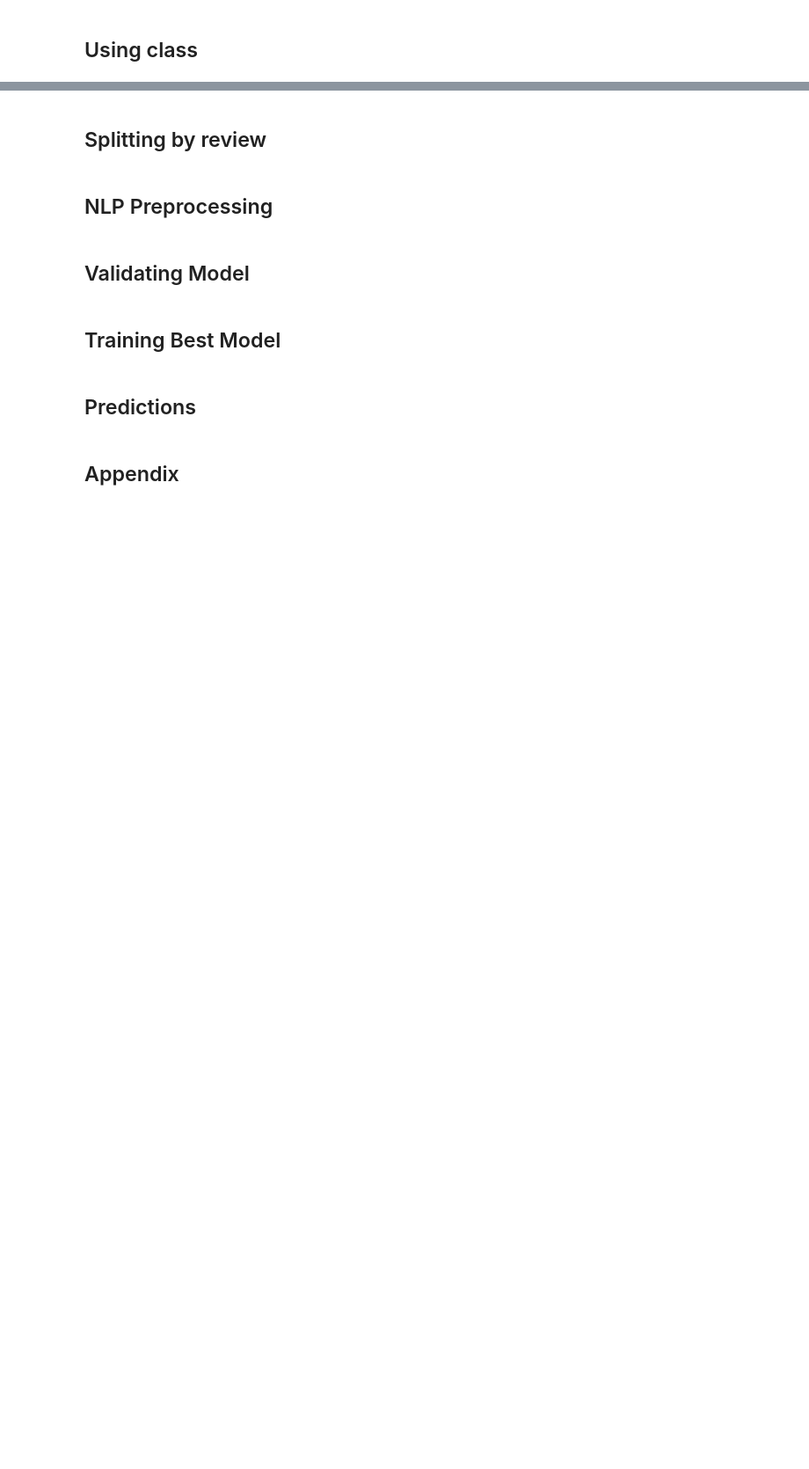
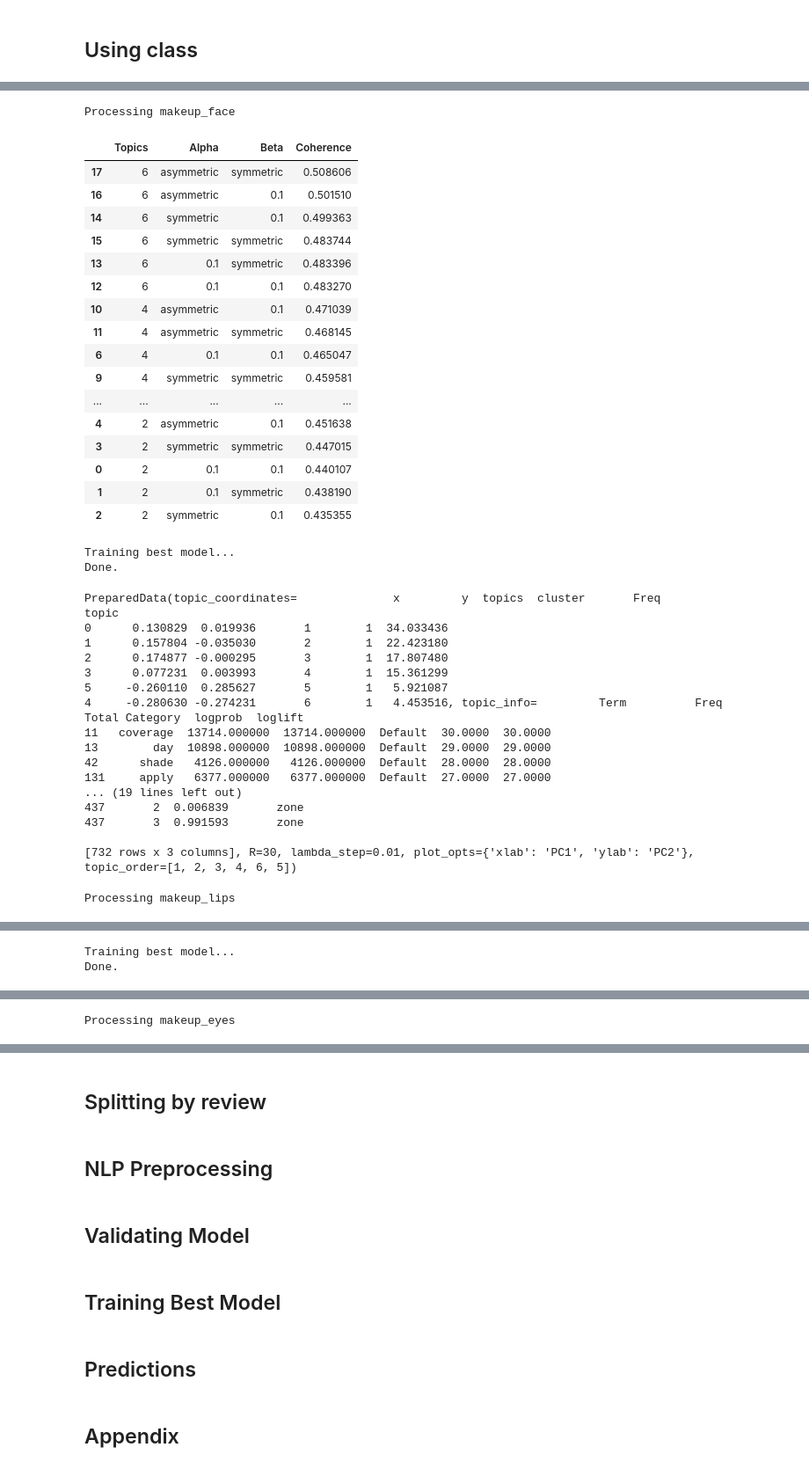
Before and after one commit to Anis-Bensaid/CapstoneProject, a Jupyter notebook: topic_modelling/Ratings and Reviews Topic Modeling.ipynb, the cells around one changed output, grey strips where cells are left out. Shown at 88% size. Saved outputs shown, nothing was run; the diff lists cells and outputs as text; code cells hidden in the pictures; blank space fills up the shorter version.

Commit message:
retrieve grid code

```diff
--- a/topic_modelling/Ratings and Reviews Topic Modeling.ipynb
+++ b/topic_modelling/Ratings and Reviews Topic Modeling.ipynb
@@ -190,10 +208,11 @@ reviews
 ## Using class
 # %%
 class TopicModeller():
-    def __init__(self, df, column):
+    def __init__(self, df, column, name):
         self.df = df.reset_index(drop=True)
         self.column = column
         self.docs = df[column].values.tolist()
+        self.name = name
 
     def compute_coherence_values(self, corpus, id2word, text, k, a, b):
 
@@ -236,7 +255,7 @@ class TopicModeller():
                         }
 
         # Can take a long time to run
-        print('Validating hyperparameters...')
+#         print('Validating hyperparameters...')
         if 1 == 1:
             pbar = tqdm.tqdm(total=(len(beta)*(len(alpha))*len(topics_range)), position=0, leave=True)
             # iterate through number of topics
@@ -253,17 +272,18 @@ class TopicModeller():
                         self.model_results['Alpha'].append(a)
                         self.model_results['Beta'].append(b)
                         self.model_results['Coherence'].append(cv)
-                        print('nb topics: {}, alpha: {}, beta: {}, coherence: {}'.format(k,a,b,cv))
+#                         print('nb topics: {}, alpha: {}, beta: {}, coherence: {}'.format(k,a,b,cv))
                         pbar.update(1)
         self.cv_results = pd.DataFrame(self.model_results).sort_values("Coherence", ascending=False)
-        self.cv_results.to_csv('lda_tuning_results.csv', index=False)
+        self.cv_results.to_csv(self.name+'_lda_tuning_results.csv', index=False)
+        display(self.cv_results)
         pbar.close()
 
         self.best_param = self.cv_results.iloc[0]
         self.best_num_topics = int(self.best_param['Topics'])
         self.best_alpha = self.best_param['Alpha']
         self.best_beta = self.best_param['Beta']
-        name = 'cv_best'
+        name = self.name
 
         # Build LDA model
         print('Training best model...')
@@ -283,7 +303,7 @@ class TopicModeller():
         pyLDAvis.save_html(LDAvis_prepared, name+'_'+str(self.best_alpha)+'_'+str(self.best_beta)+'_'+str(self.best_num_topics)+'.html')
         self.lda_model.save(name+'_'+str(self.best_alpha)+'_'+str(self.best_beta)+'_'+str(self.best_num_topics))
         pickle.dump(self.id2word, open( "id2word_"+name+'_'+str(self.best_alpha)+'_'+str(self.best_beta)+'_'+str(self.best_num_topics)+".pickle", "wb" ))
-        return self.lda_model, self.id2word
+#         return self.lda_model, self.id2word
 
     def get_docs_topics(self):
         # Term Document Frequency
@@ -300,0 +335,63 @@ lda, id2word = all_lda.train_valid_lda()
+# %%
+grid = {
+    "makeup_face":{},
+    "makeup_lips":{},
+    "makeup_eyes":{},
+    "makeup_face_color":{},
+    "makeup_other":{},
+    "skincare_all":{}
+}
+# %%
+grid['makeup_face']['df'] = reviews[(reviews['major_category']=='Makeup') & (reviews['application']=='Face')]
+grid['makeup_lips']['df'] = reviews[(reviews['major_category']=='Makeup') & (reviews['application']=='Lips')]
+grid['makeup_eyes']['df'] = reviews[(reviews['major_category']=='Makeup') & (reviews['application']=='Eyes')]
+grid['makeup_face_color']['df'] = reviews[(reviews['major_category']=='Makeup') & (reviews['application']=='Face Color')]
+grid['makeup_other']['df'] = reviews[(reviews['major_category']=='Makeup') & (~reviews['application'].isin(['Face', 'Lips', 'Eyes', 'Face Color']))]
+grid['skincare_all']['df'] = reviews[reviews['major_category']=='Skincare']
+# %%
+for cat in grid.keys():
+    print('Processing '+cat)
+    grid[cat]['LDA'] = TopicModeller(df=grid[cat]['df'], column='tokens', name=cat)
+    grid[cat]['LDA'].train_valid_lda(nb_samples = 50000,
+                        topics_range = [2,4,6],
+                        alpha = [0.1, 'symmetric','asymmetric'],
+                        beta = [0.1, 'symmetric'])
+# %% [output]
+Processing makeup_face
+|  | Topics | Alpha | Beta | Coherence |
+| 17 | 6 | asymmetric | symmetric | 0.508606 |
+| 16 | 6 | asymmetric | 0.1 | 0.501510 |
+| 14 | 6 | symmetric | 0.1 | 0.499363 |
+| 15 | 6 | symmetric | symmetric | 0.483744 |
+| 13 | 6 | 0.1 | symmetric | 0.483396 |
+| 12 | 6 | 0.1 | 0.1 | 0.483270 |
+| 10 | 4 | asymmetric | 0.1 | 0.471039 |
+| 11 | 4 | asymmetric | symmetric | 0.468145 |
+| 6 | 4 | 0.1 | 0.1 | 0.465047 |
+| 9 | 4 | symmetric | symmetric | 0.459581 |
+| ... | ... | ... | ... | ... |
+| 4 | 2 | asymmetric | 0.1 | 0.451638 |
+| 3 | 2 | symmetric | symmetric | 0.447015 |
+| 0 | 2 | 0.1 | 0.1 | 0.440107 |
+| 1 | 2 | 0.1 | symmetric | 0.438190 |
+| 2 | 2 | symmetric | 0.1 | 0.435355 |
+Training best model...
+Done.
+PreparedData(topic_coordinates=              x         y  topics  cluster       Freq
+topic
+0      0.130829  0.019936       1        1  34.033436
+1      0.157804 -0.035030       2        1  22.423180
+2      0.174877 -0.000295       3        1  17.807480
+3      0.077231  0.003993       4        1  15.361299
+5     -0.260110  0.285627       5        1   5.921087
+4     -0.280630 -0.274231       6        1   4.453516, topic_info=         Term          Freq         Total Category  logprob  loglift
+11   coverage  13714.000000  13714.000000  Default  30.0000  30.0000
+13        day  10898.000000  10898.000000  Default  29.0000  29.0000
+42      shade   4126.000000   4126.000000  Default  28.0000  28.0000
+131     apply   6377.000000   6377.000000  Default  27.0000  27.0000
+... (19 lines left out)
+437       2  0.006839       zone
+437       3  0.991593       zone
+
+[732 rows x 3 columns], R=30, lambda_step=0.01, plot_opts={'xlab': 'PC1', 'ylab': 'PC2'}, topic_order=[1, 2, 3, 4, 6, 5])
+Processing makeup_lips
@@ -300,0 +415,2 @@ lda, id2word = all_lda.train_valid_lda()
+Training best model...
+Done.
@@ -300,0 +434 @@ lda, id2word = all_lda.train_valid_lda()
+Processing makeup_eyes
```
Also changed, not shown: parts of 27 cells of this notebook, 22 other files.
